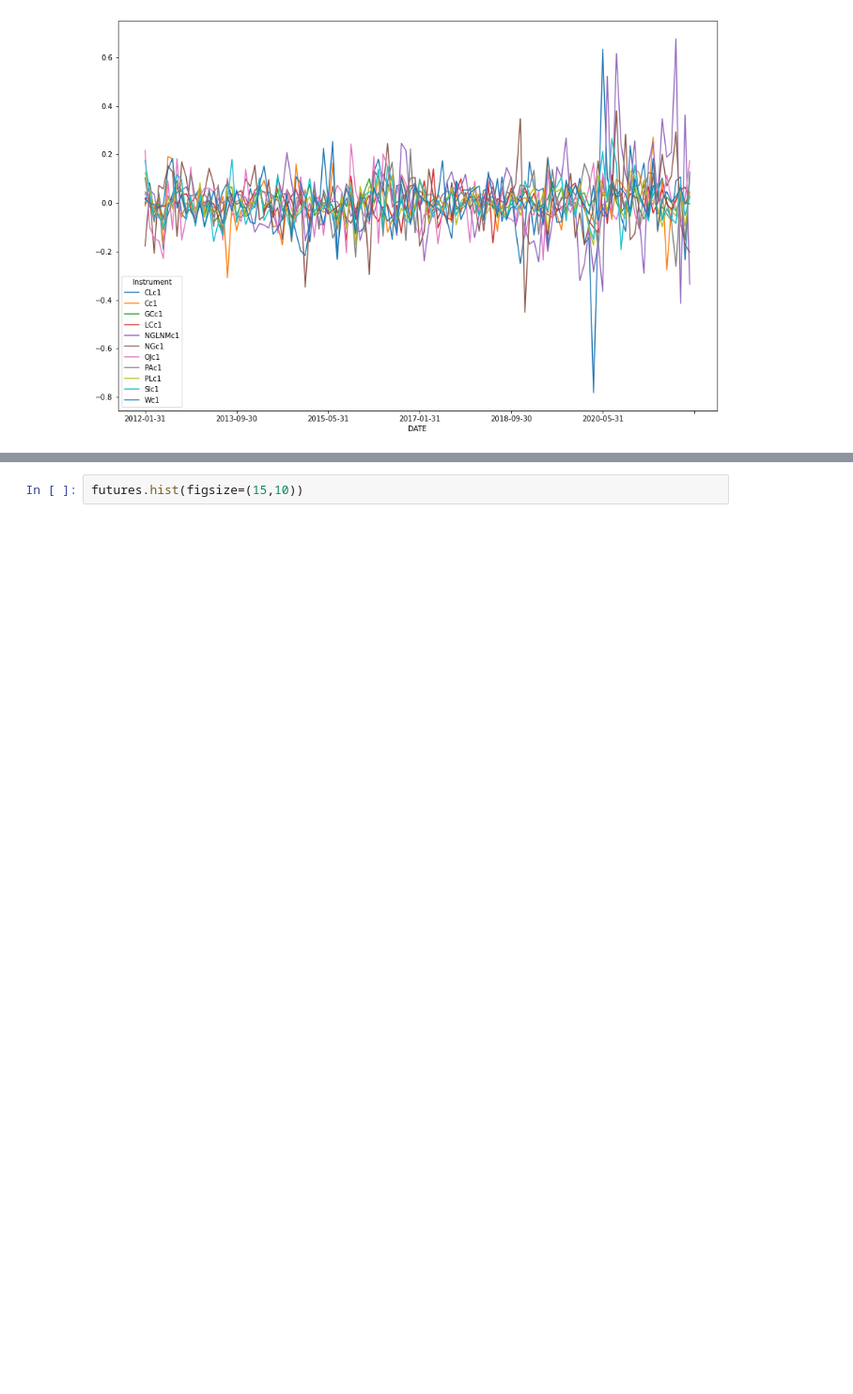
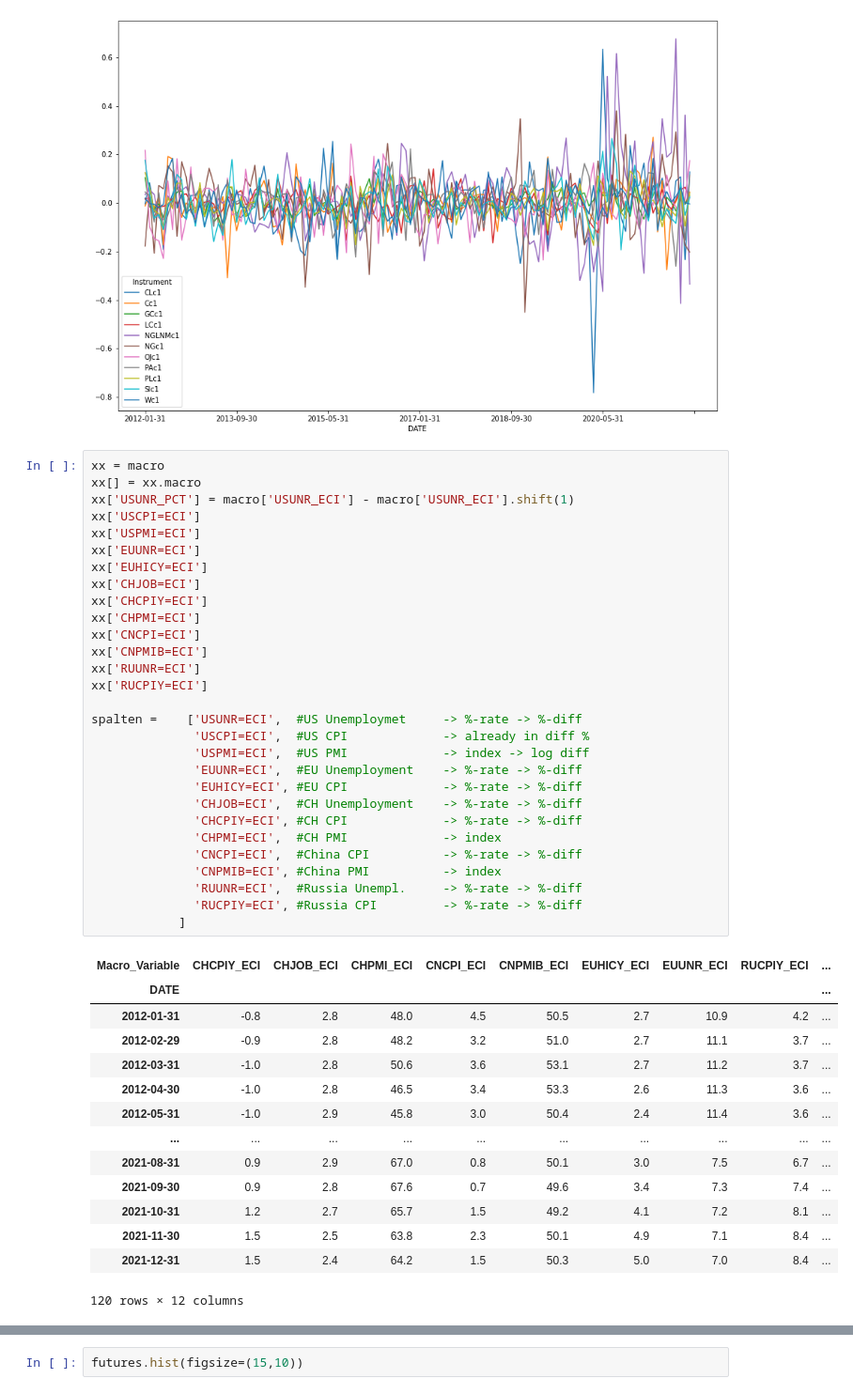
Before and after one commit to Liomat97/AQM, a Jupyter notebook: 3 Analysis.ipynb, the cells around one changed output, grey strips where cells are left out. Shown at 94% size. Cells and saved outputs as stored; diff of their text form; blank space fills up the shorter version.

```diff
--- a/3 Analysis.ipynb
+++ b/3 Analysis.ipynb
@@ -199,3 +180,47 @@ Results_ADF_future.to_excel('Results\ADF Test futures.xlsx')
 # %% [output]
 [figure]
 [figure]
+# %%
+xx = macro
+xx[] = xx.macro
+xx['USUNR_PCT'] = macro['USUNR_ECI'] - macro['USUNR_ECI'].shift(1)
+xx['USCPI=ECI']
+xx['USPMI=ECI']
+xx['EUUNR=ECI']
+xx['EUHICY=ECI']
+xx['CHJOB=ECI']
+xx['CHCPIY=ECI']
+xx['CHPMI=ECI']
+xx['CNCPI=ECI']
+xx['CNPMIB=ECI']
+xx['RUUNR=ECI']
+xx['RUCPIY=ECI']
+
+spalten =    ['USUNR=ECI',  #US Unemploymet     -> %-rate -> %-diff
+              'USCPI=ECI',  #US CPI             -> already in diff %
+              'USPMI=ECI',  #US PMI             -> index -> log diff
+              'EUUNR=ECI',  #EU Unemployment    -> %-rate -> %-diff
+              'EUHICY=ECI', #EU CPI             -> %-rate -> %-diff
+              'CHJOB=ECI',  #CH Unemployment    -> %-rate -> %-diff
+              'CHCPIY=ECI', #CH CPI             -> %-rate -> %-diff
+              'CHPMI=ECI',  #CH PMI             -> index
+              'CNCPI=ECI',  #China CPI          -> %-rate -> %-diff
+              'CNPMIB=ECI', #China PMI          -> index
+              'RUUNR=ECI',  #Russia Unempl.     -> %-rate -> %-diff
+              'RUCPIY=ECI', #Russia CPI         -> %-rate -> %-diff
+            ]
+# %% [output]
+| Macro_Variable | CHCPIY_ECI | CHJOB_ECI | CHPMI_ECI | CNCPI_ECI | CNPMIB_ECI | EUHICY_ECI | EUUNR_ECI | RUCPIY_ECI | ... |
+| DATE |  |  |  |  |  |  |  |  | ... |
+| 2012-01-31 | -0.8 | 2.8 | 48.0 | 4.5 | 50.5 | 2.7 | 10.9 | 4.2 | ... |
+| 2012-02-29 | -0.9 | 2.8 | 48.2 | 3.2 | 51.0 | 2.7 | 11.1 | 3.7 | ... |
+| 2012-03-31 | -1.0 | 2.8 | 50.6 | 3.6 | 53.1 | 2.7 | 11.2 | 3.7 | ... |
+| 2012-04-30 | -1.0 | 2.8 | 46.5 | 3.4 | 53.3 | 2.6 | 11.3 | 3.6 | ... |
+| 2012-05-31 | -1.0 | 2.9 | 45.8 | 3.0 | 50.4 | 2.4 | 11.4 | 3.6 | ... |
+| ... | ... | ... | ... | ... | ... | ... | ... | ... | ... |
+| 2021-08-31 | 0.9 | 2.9 | 67.0 | 0.8 | 50.1 | 3.0 | 7.5 | 6.7 | ... |
+| 2021-09-30 | 0.9 | 2.8 | 67.6 | 0.7 | 49.6 | 3.4 | 7.3 | 7.4 | ... |
+| 2021-10-31 | 1.2 | 2.7 | 65.7 | 1.5 | 49.2 | 4.1 | 7.2 | 8.1 | ... |
+| 2021-11-30 | 1.5 | 2.5 | 63.8 | 2.3 | 50.1 | 4.9 | 7.1 | 8.4 | ... |
+| 2021-12-31 | 1.5 | 2.4 | 64.2 | 1.5 | 50.3 | 5.0 | 7.0 | 8.4 | ... |
+120 rows × 12 columns
```
Also changed, not shown: parts of 19 cells of this notebook, 15 other files.
